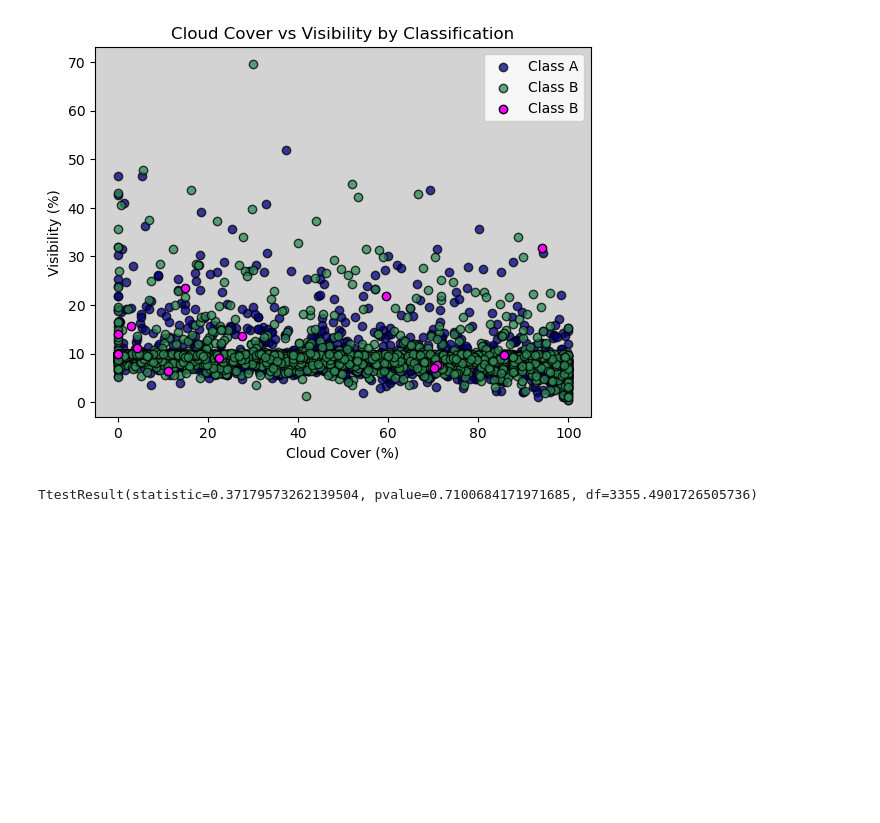
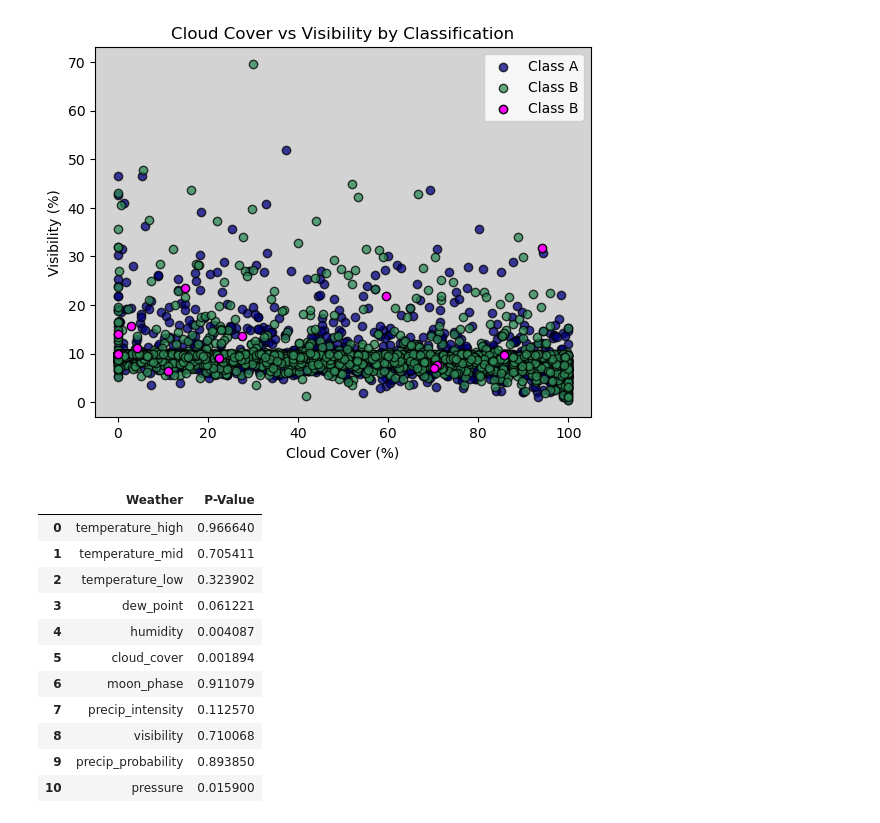
Before and after one commit to JWooll/Bootcamp-Project-1, a Jupyter notebook: bigfootWeather.ipynb, the cells around one changed output. Cells and saved outputs as stored; diff of their text form; code cells hidden in the pictures; blank space fills up the shorter version.

```diff
--- a/bigfootWeather.ipynb
+++ b/bigfootWeather.ipynb
@@ -95,8 +94,26 @@ ax.set_facecolor('lightgrey')
 plt.show()
 # %% [output]
 [figure]
-# %%
-# Testing if visibility is statistically significantly different between classification
-stats.ttest_ind(ClassA['visibility'],ClassB['visibility'],equal_var = False)
-# %% [output]
-TtestResult(statistic=0.37179573262139504, pvalue=0.7100684171971685, df=3355.4901726505736)
+# %%
+# Using T-charts to look for difference in conditions between Class A and B
+i = 1
+pvalues = []
+for col in range(1,12):
+    pvalues.append(stats.ttest_ind(ClassA[weatherData.columns[i]],ClassB[weatherData.columns[i]],equal_var = False)[1])
+    i+=1
+tcharts = pd.DataFrame({'Weather': weatherData.columns[1:12],
+                        'P-Value': pvalues})
+tcharts
+# %% [output]
+|  | Weather | P-Value |
+| 0 | temperature_high | 0.966640 |
+| 1 | temperature_mid | 0.705411 |
+| 2 | temperature_low | 0.323902 |
+| 3 | dew_point | 0.061221 |
+| 4 | humidity | 0.004087 |
+| 5 | cloud_cover | 0.001894 |
+| 6 | moon_phase | 0.911079 |
+| 7 | precip_intensity | 0.112570 |
+| 8 | visibility | 0.710068 |
+| 9 | precip_probability | 0.893850 |
+| 10 | pressure | 0.015900 |
```
Also changed, not shown: parts of 2 cells of this notebook.
